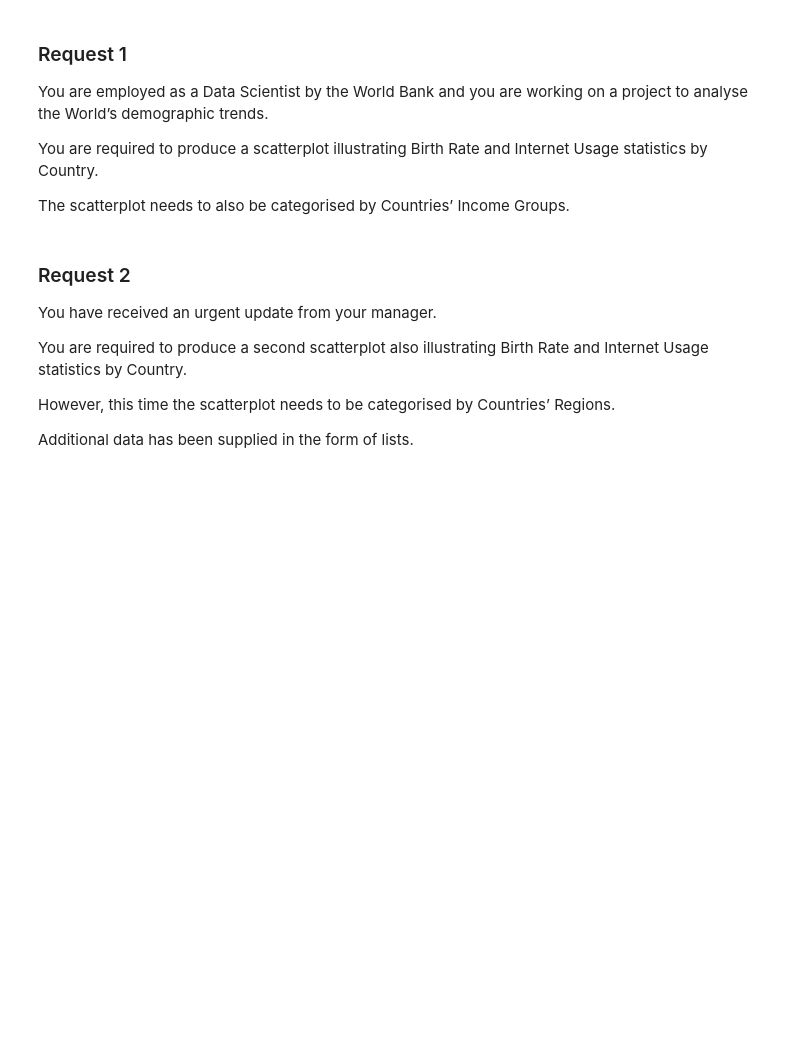
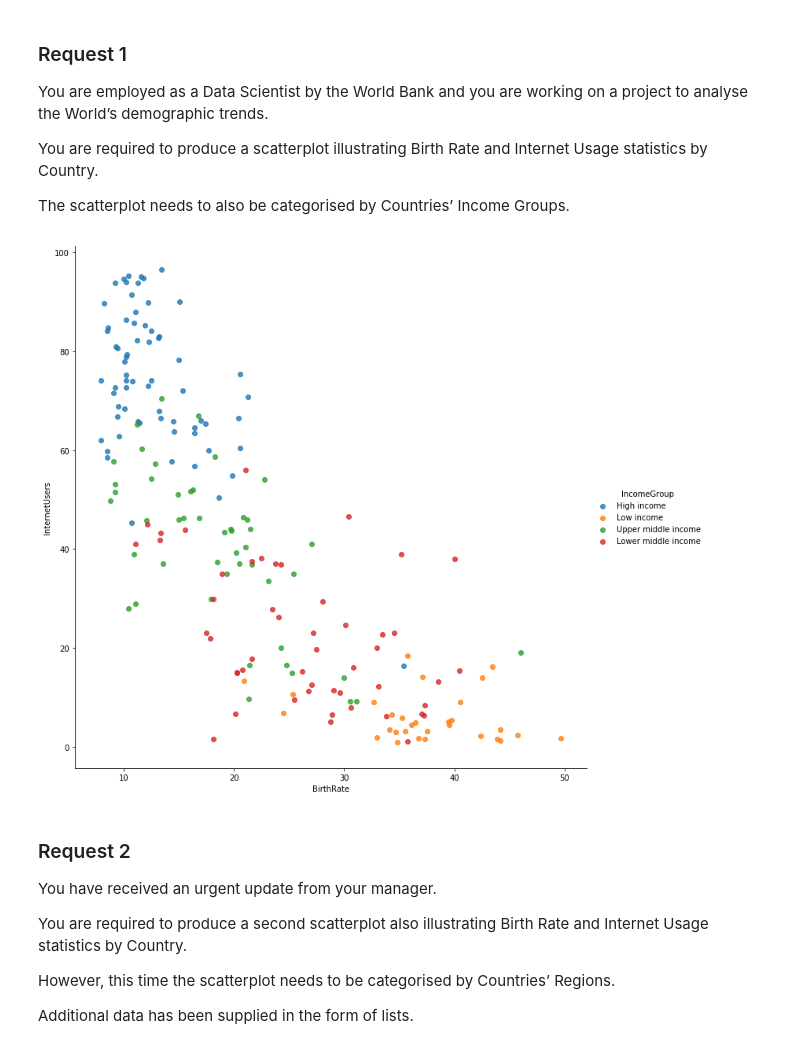
Before and after one commit to ghettocounselor/Python, a Jupyter notebook: zz47. HOMEWORK - completed.ipynb, the cells around one changed output. Drawn from its saved outputs; the diff is of its cells as text; code cells hidden in the pictures; blank space fills up the shorter version.

```diff
--- a/zz47. HOMEWORK - completed.ipynb
+++ b/zz47. HOMEWORK - completed.ipynb
@@ -124,7 +132,9 @@ You are required to produce a scatterplot illustrating Birth Rate and Internet U
 The scatterplot needs to also be categorised by Countries’ Income Groups.
 # %%
 # Plot the BirthRate versus Internet Users categorized by Income Group
-vis1 = sns._( data = data, x = '_', y = '_', fit_reg = False, hue = '_', size = 10 )
+vis1 = sns.lmplot( data = data, x = 'BirthRate', y = 'InternetUsers', fit_reg = False, hue = 'IncomeGroup', size = 10 )
+# %% [output]
+[figure, added]
 # %% [markdown]
 ### Request 2
 You have received an urgent update from your manager.
```
Also changed, not shown: parts of 28 cells of this notebook, 3 other files.
